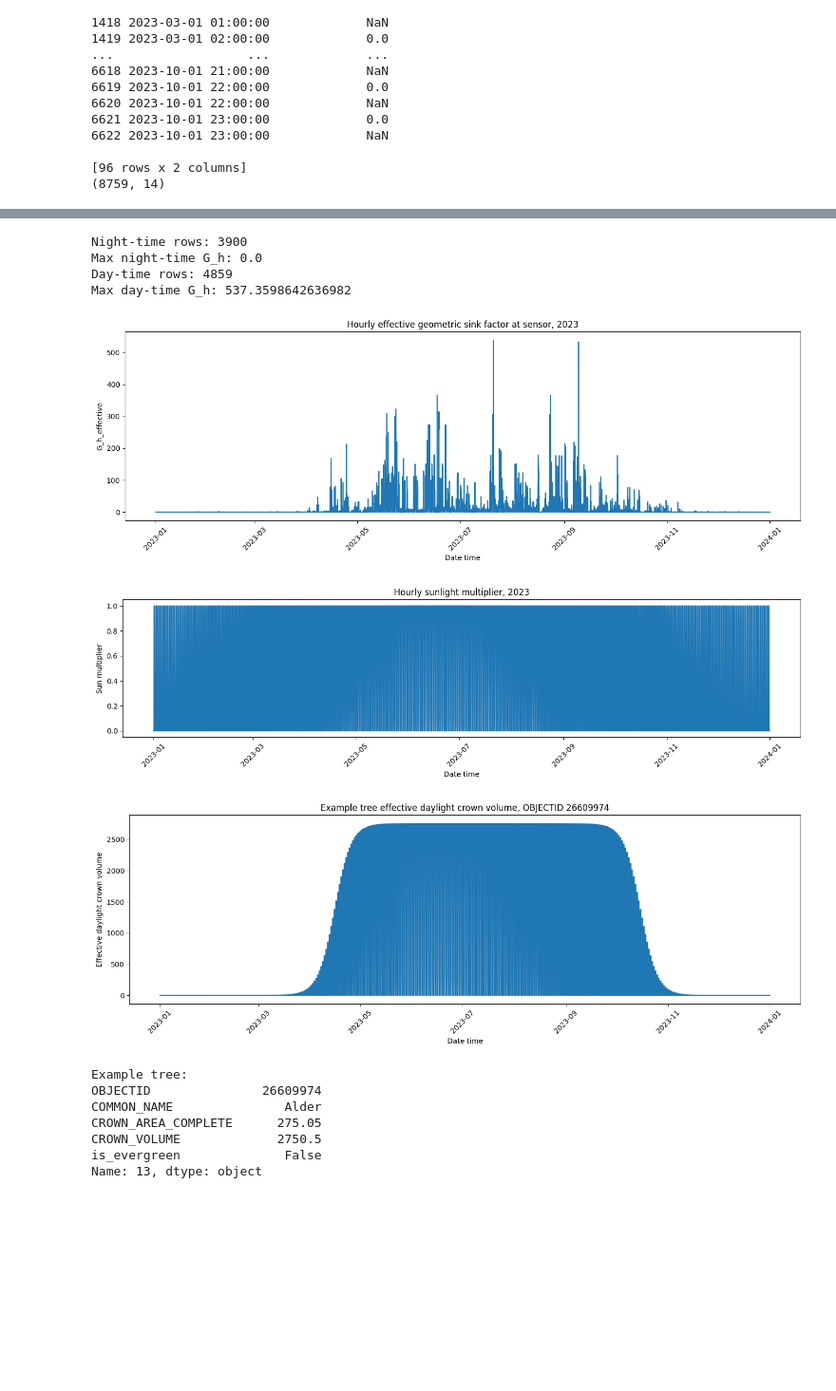
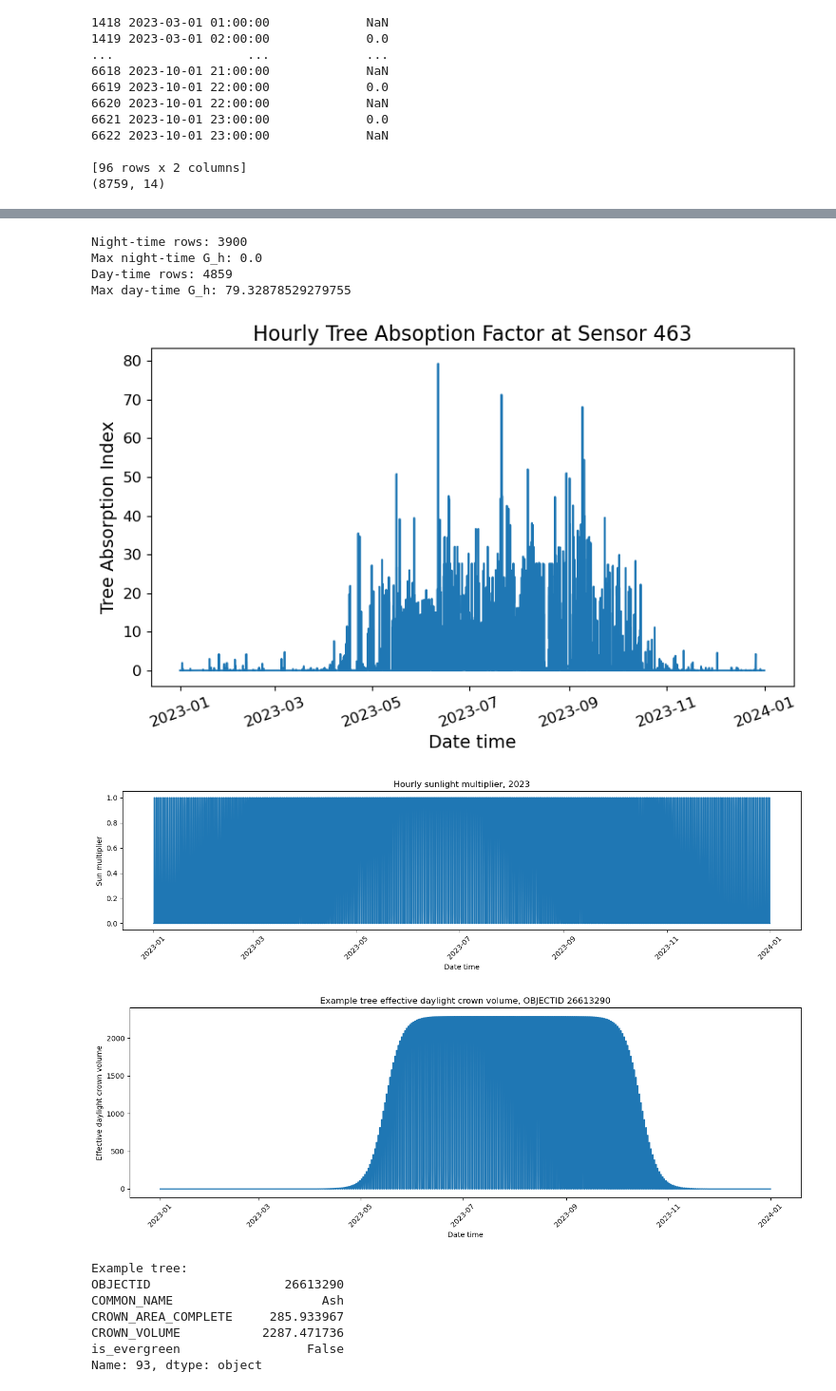
Before and after one commit to livbrannan/Quantify-Bristol-Trees-on-Traffic-NOx, a Jupyter notebook: Tree_Modelling/Andreea_exp_tailored_with_seasonality.ipynb, the cells around one changed output, grey strips where cells are left out. Shown at 95% size. Cells and saved outputs as stored; diff of their text form; code cells hidden in the pictures; blank space fills up the shorter version.

```diff
--- a/Tree_Modelling/Andreea_exp_tailored_with_seasonality.ipynb
+++ b/Tree_Modelling/Andreea_exp_tailored_with_seasonality.ipynb
@@ -29,7 +29,6 @@ print(vol_csv.head())
 3            60.050000    480.400000
 4            60.050000    480.400000
 # %%
-
-df_sensor = pd.read_csv(BASE_DIR / "site_outputs" / "site_452.csv")
+df_sensor = pd.read_csv(BASE_DIR / "site_outputs" / "site_463.csv")
 print(df_sensor)
 # %% [output]
@@ -51,8 +50,8 @@ print(df_sensor)
 import numpy as np
 
 # Define your sensor location and the radius
-SENSOR_X = 359488  # Replace with your sensor's Easting
-SENSOR_Y = 173924  # Replace with your sensor's Northing
+SENSOR_X = 362926  # Replace with your sensor's Easting
+SENSOR_Y = 175590  # Replace with your sensor's Northing
 radius = 300.0       # meters
 
 # Calculate the Euclidean distance for all rows simultaneously (vectorized for speed)
@@ -602,12 +601,18 @@ print("Day-time rows:", len(day_check))
 print("Max day-time G_h:", day_check.max() if len(day_check) else "No day rows found")
 
 # 3) Plot annual hourly G_h for 2023.
-plt.figure(figsize=(14, 5))
+plt.figure(figsize=(8, 5))
 plt.plot(G_df["DATE_TIME_STR"], G_df["G_h_effective"])
-plt.title("Hourly effective geometric sink factor at sensor, 2023")
-plt.xlabel("Date time")
-plt.ylabel("G_h_effective")
-plt.xticks(rotation=45)
+
+# Added fontsize to title and axes labels
+plt.title("Hourly Tree Absoption Factor at Sensor 463", fontsize=16)
+plt.xlabel("Date time", fontsize=14)
+plt.ylabel("Tree Absorption Index", fontsize=14)
+
+# Added fontsize to the ticks so they match the larger labels
+plt.xticks(rotation=20, fontsize=12)
+plt.yticks(fontsize=12)
+
 plt.tight_layout()
 plt.show()
 
@@ -627,41 +632,41 @@ example_tree = nearby_trees.iloc[0].copy()
 example_leaf = hourly_context_model["day_of_year"].apply(
     lambda doy: leaf_multiplier(
         day_of_year=doy,
         start_month=example_tree["leaf_start_month"],
         end_month=example_tree["leaf_end_month"],
         evergreen=example_tree["is_evergreen"]
     )
 )
 
 example_effective_volume = (
     example_tree["CROWN_VOLUME"] *
     example_leaf *
     hourly_context_model["sun_multiplier"]
 )
 
 plt.figure(figsize=(14, 5))
 plt.plot(hourly_context_model["DATE_TIME_STR"], example_effective_volume)
 plt.title(f"Example tree effective daylight crown volume, OBJECTID {example_tree['OBJECTID']}")
 plt.xlabel("Date time")
 plt.ylabel("Effective daylight crown volume")
 plt.xticks(rotation=45)
 plt.tight_layout()
 plt.show()
 
 print("Example tree:")
 print(example_tree[["OBJECTID", "COMMON_NAME", "CROWN_AREA_COMPLETE", "CROWN_VOLUME", "is_evergreen"]])
 # %% [output]
 Night-time rows: 3900
 Max night-time G_h: 0.0
 Day-time rows: 4859
-Max day-time G_h: 537.3598642636982
+Max day-time G_h: 79.32878529279755
-[figure, old version]
+[figure, new version]
 [figure]
-[figure, old version]
+[figure, new version]
 Example tree:
-OBJECTID               26609974
-COMMON_NAME               Alder
-CROWN_AREA_COMPLETE      275.05
-CROWN_VOLUME             2750.5
-is_evergreen              False
-Name: 13, dtype: object
+OBJECTID                  26613290
+COMMON_NAME                    Ash
+CROWN_AREA_COMPLETE     285.933967
+CROWN_VOLUME           2287.471736
+is_evergreen                 False
+Name: 93, dtype: object
```
Also changed, not shown: parts of 9 cells of this notebook, 7 other files.
